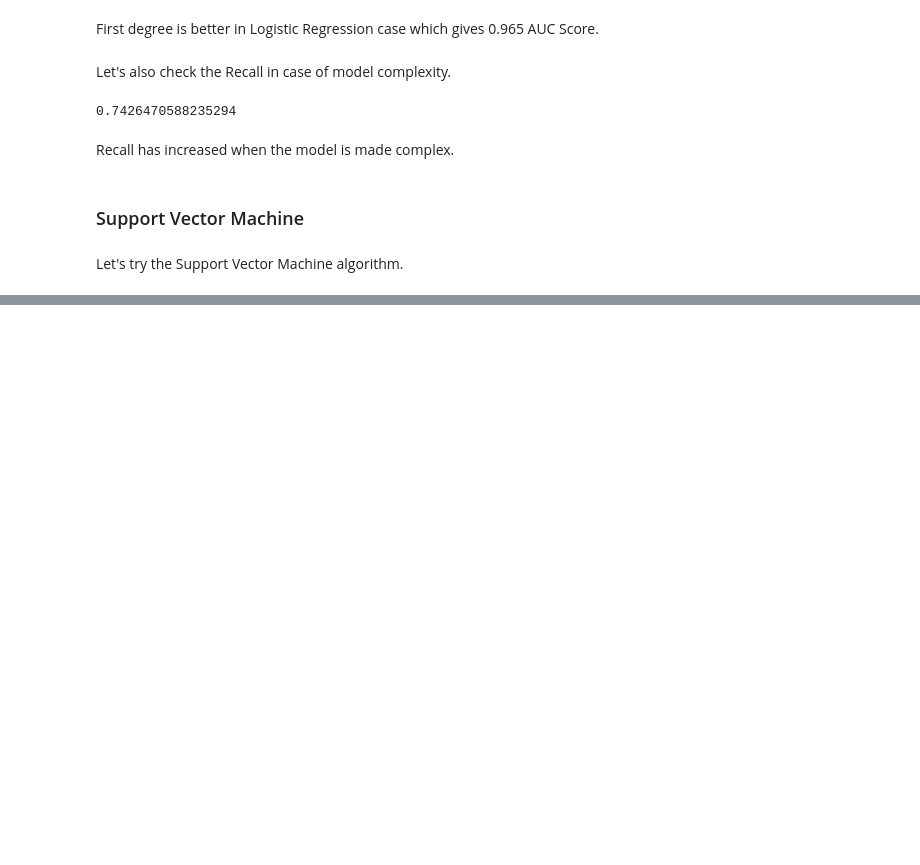
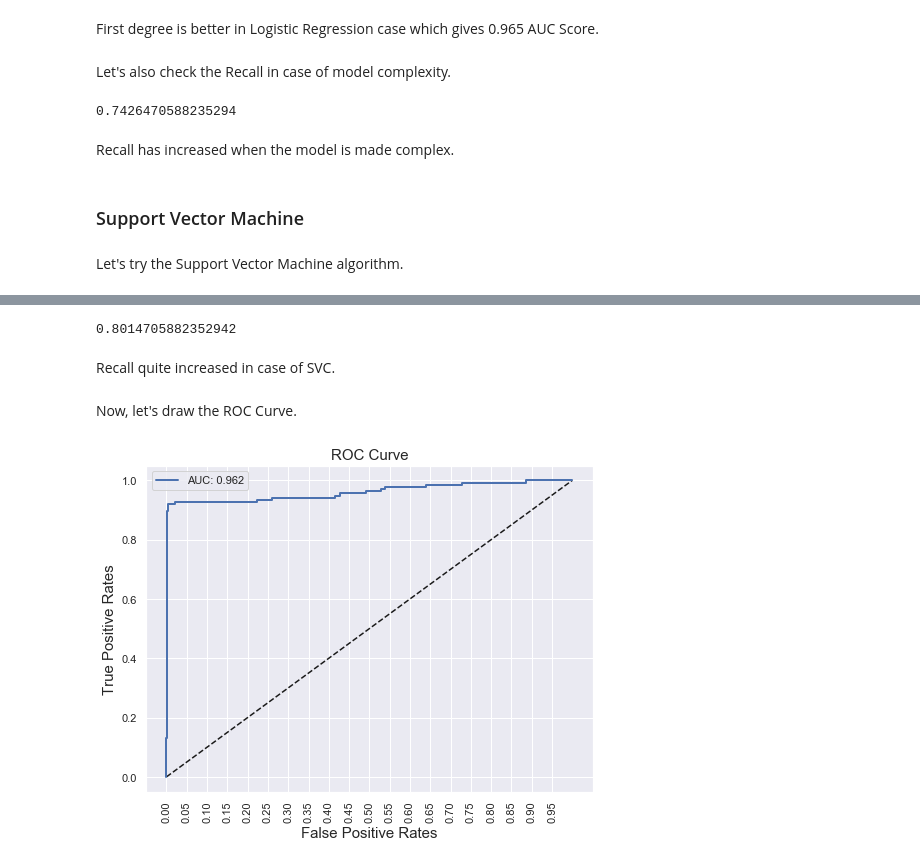
Before and after one commit to hamzanasirr/Credit-Card-Fraud-Detection-using-Machine-Learning, a Jupyter notebook: Credit Card Fraud Detection.ipynb, the cells around one changed output, grey strips where cells are left out. Cells and saved outputs as stored; diff of their text form; code cells hidden in the pictures; blank space fills up the shorter version.

```diff
--- a/Credit Card Fraud Detection.ipynb
+++ b/Credit Card Fraud Detection.ipynb
@@ -471,0 +504,3 @@ Let's try the Support Vector Machine algorithm.
+# %%
+xtrainS, xtestS, ytrainS, ytestS = train_test_split(
+    X_scaled, Y, random_state=42, test_size=0.30, shuffle=True)
@@ -472,2 +513,6 @@ Let's try the Support Vector Machine algorithm.
 # %%
 from sklearn.svm import SVC
+# %%
+svc_model = SVC(kernel='linear', probability=True)
+# %%
+svc_model.fit(xtrainS, ytrainS)
@@ -473,0 +530,21 @@ from sklearn.svm import SVC
+# %%
+svc_recall
+# %% [output]
+0.8014705882352942
+# %% [markdown]
+Recall quite increased in case of SVC.
+# %%
+svc_pred_prob = svc_model.predict_proba(xtestS)[:, 1]
+# %% [markdown]
+Now, let's draw the ROC Curve.
+# %%
+# First, getting the auc score
+svc_auc = roc_auc_score(ytestS, svc_pred_prob)
+
+# Now, let's get the fpr and tpr
+fpr, tpr, threshold = roc_curve(ytestS, svc_pred_prob)
+
+# Now, let's draw the curve
+plot_roc_curve(fpr, tpr, 'AUC: %.3f' % svc_auc)
+# %% [output]
+[figure, added]
```
Also changed, not shown: parts of 12 cells of this notebook.
